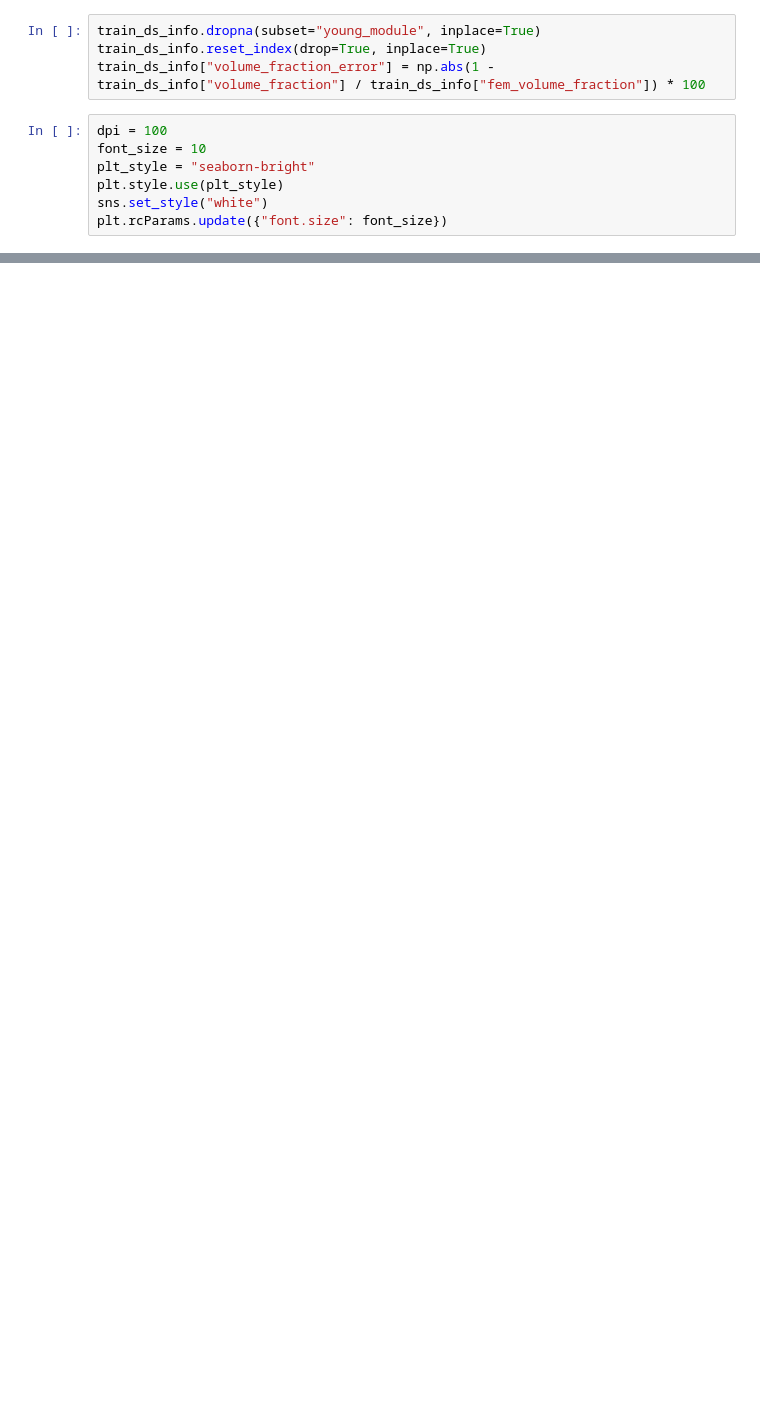
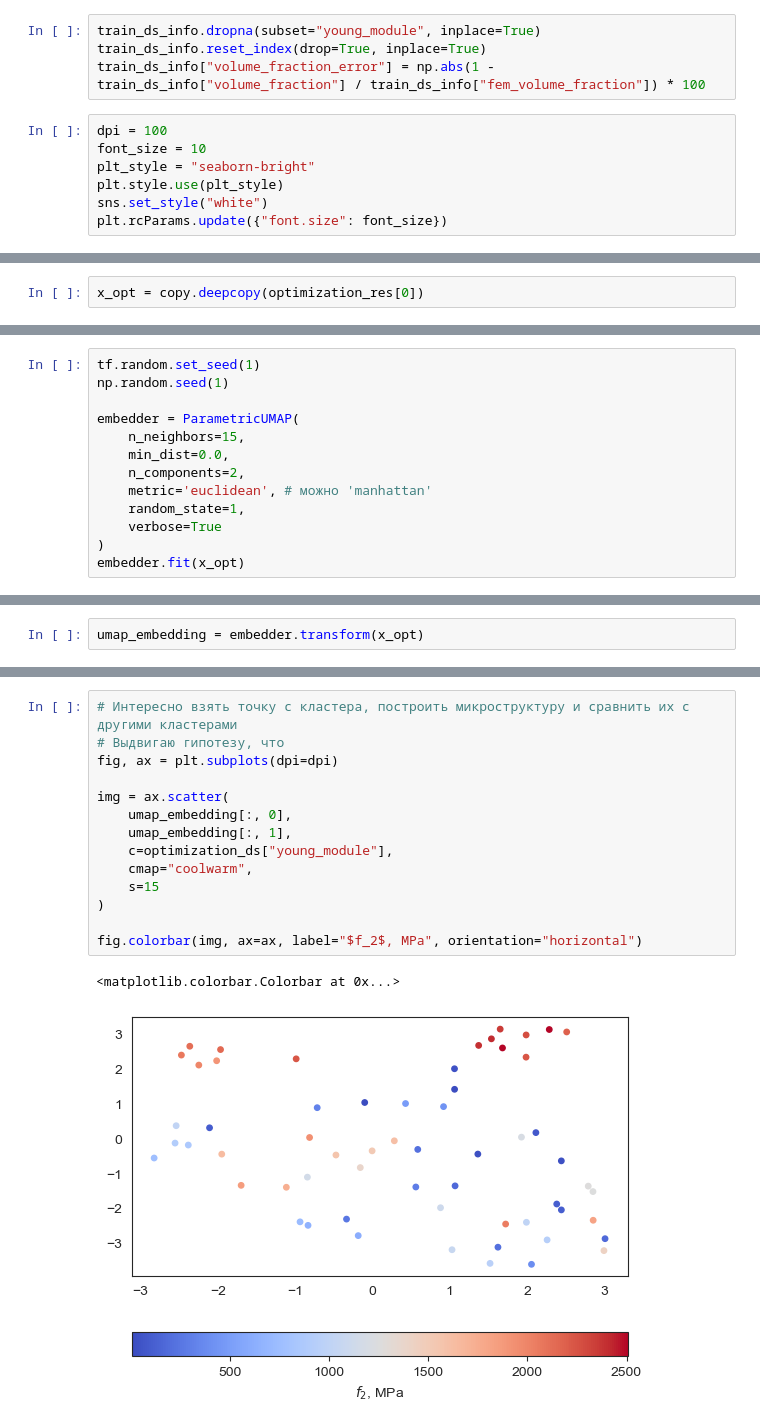
Before and after one commit to evg-kononov/materials-design, a Jupyter notebook: stats/properties.ipynb, the cells around one changed output, grey strips where cells are left out. Saved outputs shown, nothing was run; the diff lists cells and outputs as text; blank space fills up the shorter version.

```diff
--- a/stats/properties.ipynb
+++ b/stats/properties.ipynb
@@ -132,0 +202,2 @@ ax.legend(title="")
+# %%
+x_opt = copy.deepcopy(optimization_res[0])
@@ -132,0 +208,13 @@ ax.legend(title="")
+# %%
+tf.random.set_seed(1)
+np.random.seed(1)
+
+embedder = ParametricUMAP(
+    n_neighbors=15,
+    min_dist=0.0,
+    n_components=2,
+    metric='euclidean', # можно 'manhattan'
+    random_state=1,
+    verbose=True
+)
+embedder.fit(x_opt)
@@ -132,0 +240,2 @@ ax.legend(title="")
+# %%
+umap_embedding = embedder.transform(x_opt)
@@ -132,0 +244,17 @@ ax.legend(title="")
+# %%
+# Интересно взять точку с кластера, построить микроструктуру и сравнить их с другими кластерами
+# Выдвигаю гипотезу, что
+fig, ax = plt.subplots(dpi=dpi)
+
+img = ax.scatter(
+    umap_embedding[:, 0],
+    umap_embedding[:, 1],
+    c=optimization_ds["young_module"],
+    cmap="coolwarm",
+    s=15
+)
+
+fig.colorbar(img, ax=ax, label="$f_2$, MPa", orientation="horizontal")
+# %% [output]
+<matplotlib.colorbar.Colorbar at 0x...>
+[figure, added]
```
Also changed, not shown: parts of 37 cells of this notebook, 1 other file.
